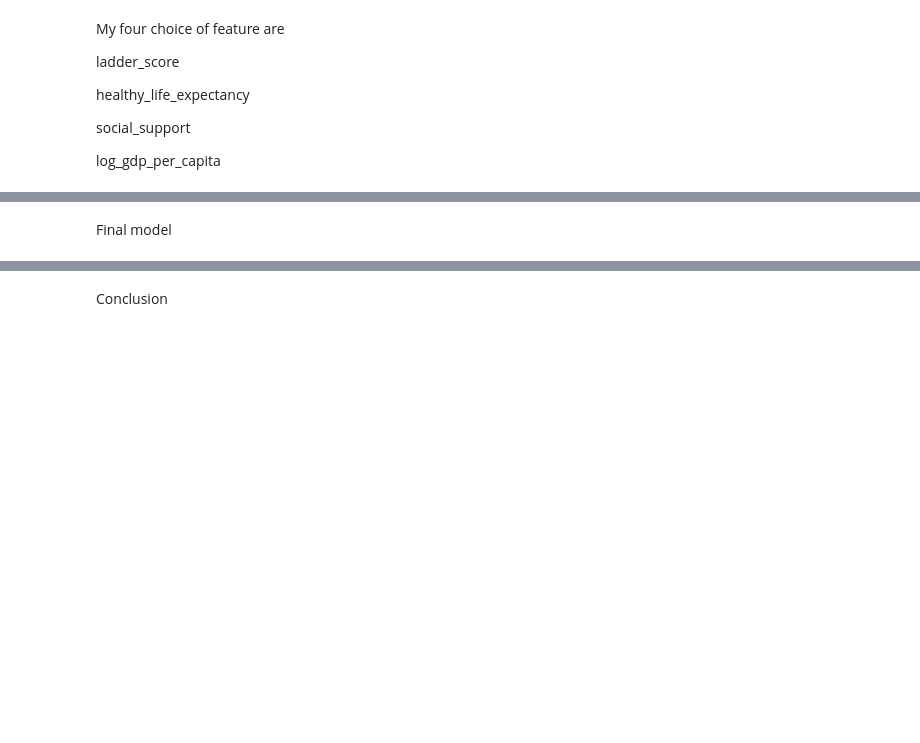
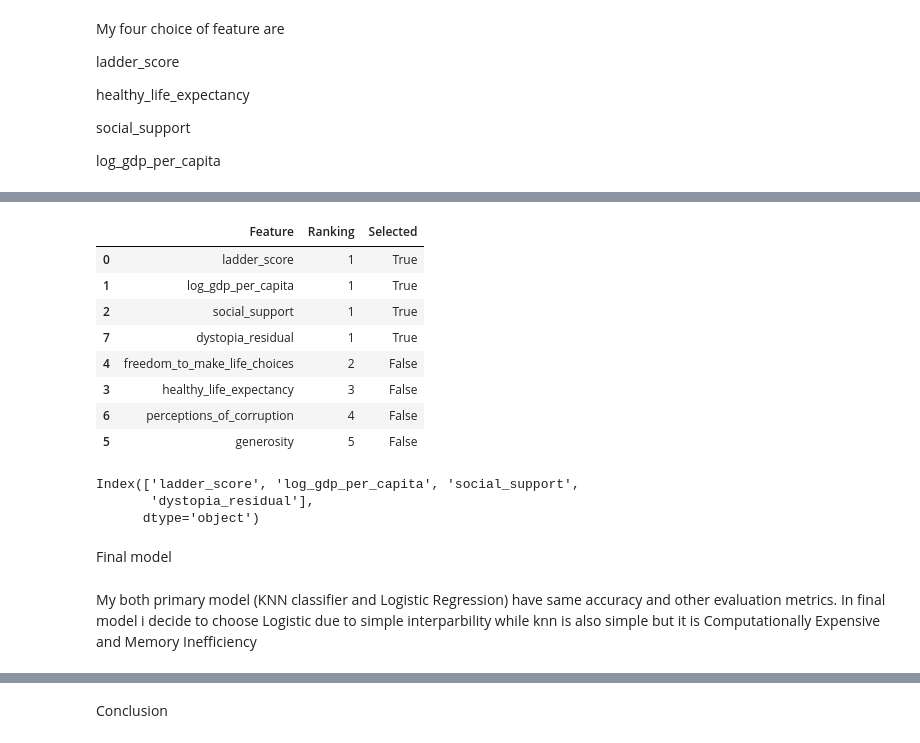
Before and after one commit to Diwash17/5CS037-Final-Portfolio-WHR-2024-, a Jupyter notebook: 2407736_DiwashAdhikari.ipynb, the cells around one changed output, grey strips where cells are left out. Drawn from its saved outputs; the diff is of its cells as text; code cells hidden in the pictures; blank space fills up the shorter version.

```diff
--- a/2407736_DiwashAdhikari.ipynb
+++ b/2407736_DiwashAdhikari.ipynb
@@ -866,5 +900,34 @@ log_gdp_per_capita
+# %%
+ranking_df = pd.DataFrame({
+    'Feature': X.columns,
+    'Ranking': feature_ranking,
+    'Selected': rfe.support_
+})
+
+# Sort the DataFrame by ranking
+ranking_df = ranking_df.sort_values(by='Ranking')
+# %%
+ranking_df
+# %% [output]
+|  | Feature | Ranking | Selected |
+| 0 | ladder_score | 1 | True |
+| 1 | log_gdp_per_capita | 1 | True |
+| 2 | social_support | 1 | True |
+| 7 | dystopia_residual | 1 | True |
+| 4 | freedom_to_make_life_choices | 2 | False |
+| 3 | healthy_life_expectancy | 3 | False |
+| 6 | perceptions_of_corruption | 4 | False |
+| 5 | generosity | 5 | False |
+# %%
+selected_features
+# %% [output]
+Index(['ladder_score', 'log_gdp_per_capita', 'social_support',
+       'dystopia_residual'],
+      dtype='object')
 # %% [markdown]
 Final model
+# %% [markdown]
+My both primary model (KNN classifier  and Logistic Regression) have same accuracy and other evaluation metrics. In final model i decide to choose Logistic due to  simple interparbility while knn is also simple but it is Computationally Expensive and Memory Inefficiency
 # %%
 X = World_Happiness_Report[['ladder_score','log_gdp_per_capita','social_support','healthy_life_expectancy']]
 y = World_Happiness_Report['binary_happiness']
```
Also changed, not shown: parts of 72 cells of this notebook.
